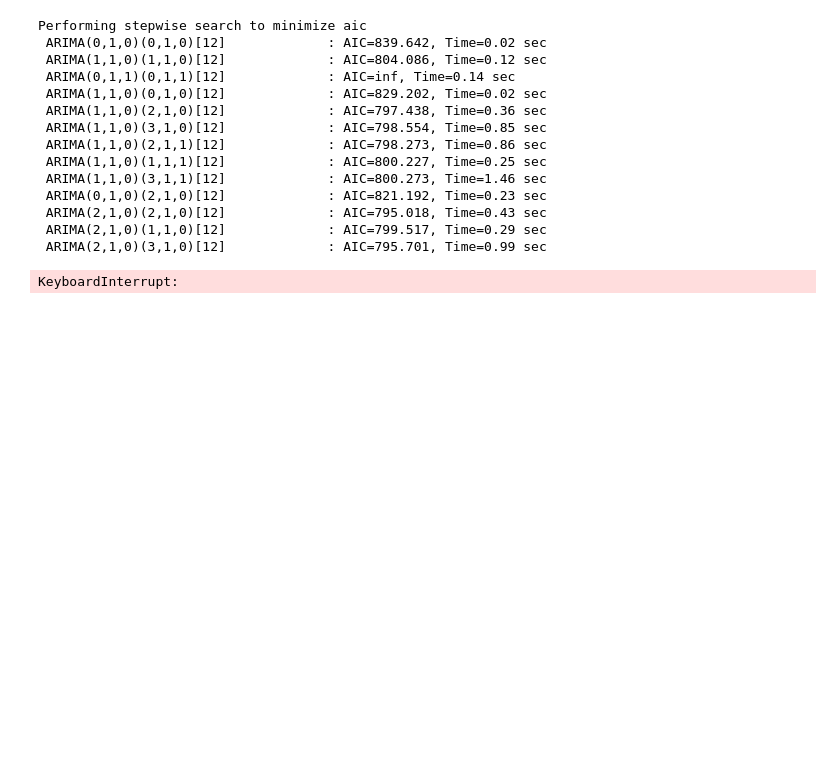
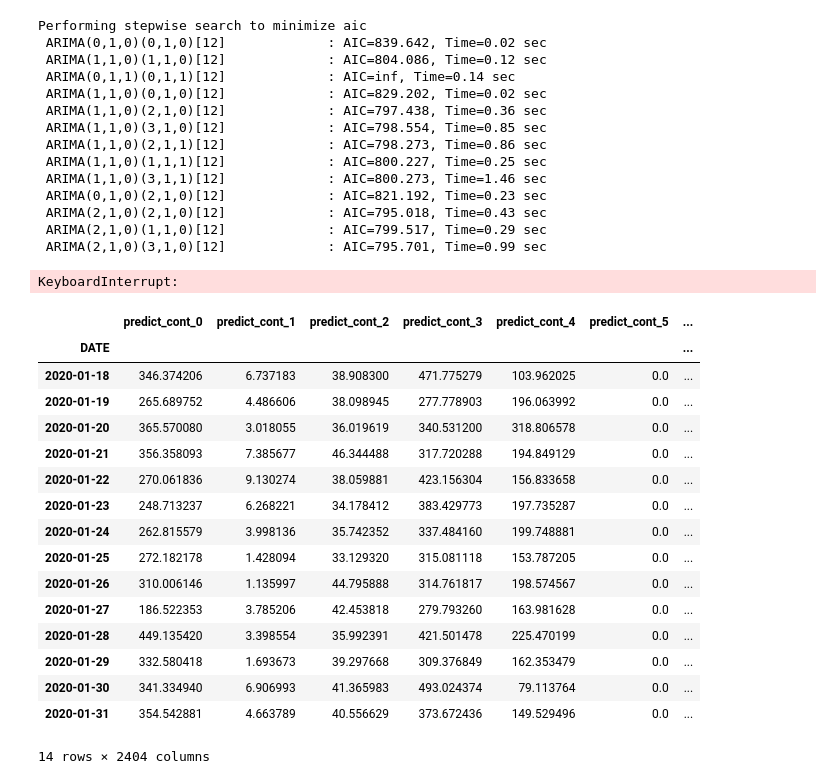
Before and after one commit to sgavela/water_footprint, a Jupyter notebook: exploration/ARIMA_todos_contadores_sin_outliers.ipynb, the cells around one changed output. Saved outputs shown, nothing was run; the diff lists cells and outputs as text; code cells hidden in the pictures; blank space fills up the shorter version.

```diff
--- a/exploration/ARIMA_todos_contadores_sin_outliers.ipynb
+++ b/exploration/ARIMA_todos_contadores_sin_outliers.ipynb
@@ -109,3 +110,24 @@ Performing stepwise search to minimize aic
  ARIMA(2,1,0)(1,1,0)[12]             : AIC=799.517, Time=0.29 sec
  ARIMA(2,1,0)(3,1,0)[12]             : AIC=795.701, Time=0.99 sec
 KeyboardInterrupt:
+# %%
+data2 = pd.read_pickle('../data/arima_hasta_2400.pkl')
+data2
+# %% [output]
+|  | predict_cont_0 | predict_cont_1 | predict_cont_2 | predict_cont_3 | predict_cont_4 | predict_cont_5 | ... |
+| DATE |  |  |  |  |  |  | ... |
+| 2020-01-18 | 346.374206 | 6.737183 | 38.908300 | 471.775279 | 103.962025 | 0.0 | ... |
+| 2020-01-19 | 265.689752 | 4.486606 | 38.098945 | 277.778903 | 196.063992 | 0.0 | ... |
+| 2020-01-20 | 365.570080 | 3.018055 | 36.019619 | 340.531200 | 318.806578 | 0.0 | ... |
+| 2020-01-21 | 356.358093 | 7.385677 | 46.344488 | 317.720288 | 194.849129 | 0.0 | ... |
+| 2020-01-22 | 270.061836 | 9.130274 | 38.059881 | 423.156304 | 156.833658 | 0.0 | ... |
+| 2020-01-23 | 248.713237 | 6.268221 | 34.178412 | 383.429773 | 197.735287 | 0.0 | ... |
+| 2020-01-24 | 262.815579 | 3.998136 | 35.742352 | 337.484160 | 199.748881 | 0.0 | ... |
+| 2020-01-25 | 272.182178 | 1.428094 | 33.129320 | 315.081118 | 153.787205 | 0.0 | ... |
+| 2020-01-26 | 310.006146 | 1.135997 | 44.795888 | 314.761817 | 198.574567 | 0.0 | ... |
+| 2020-01-27 | 186.522353 | 3.785206 | 42.453818 | 279.793260 | 163.981628 | 0.0 | ... |
+| 2020-01-28 | 449.135420 | 3.398554 | 35.992391 | 421.501478 | 225.470199 | 0.0 | ... |
+| 2020-01-29 | 332.580418 | 1.693673 | 39.297668 | 309.376849 | 162.353479 | 0.0 | ... |
+| 2020-01-30 | 341.334940 | 6.906993 | 41.365983 | 493.024374 | 79.113764 | 0.0 | ... |
+| 2020-01-31 | 354.542881 | 4.663789 | 40.556629 | 373.672436 | 149.529496 | 0.0 | ... |
+14 rows × 2404 columns
```
Also changed, not shown: parts of 7 cells of this notebook.
